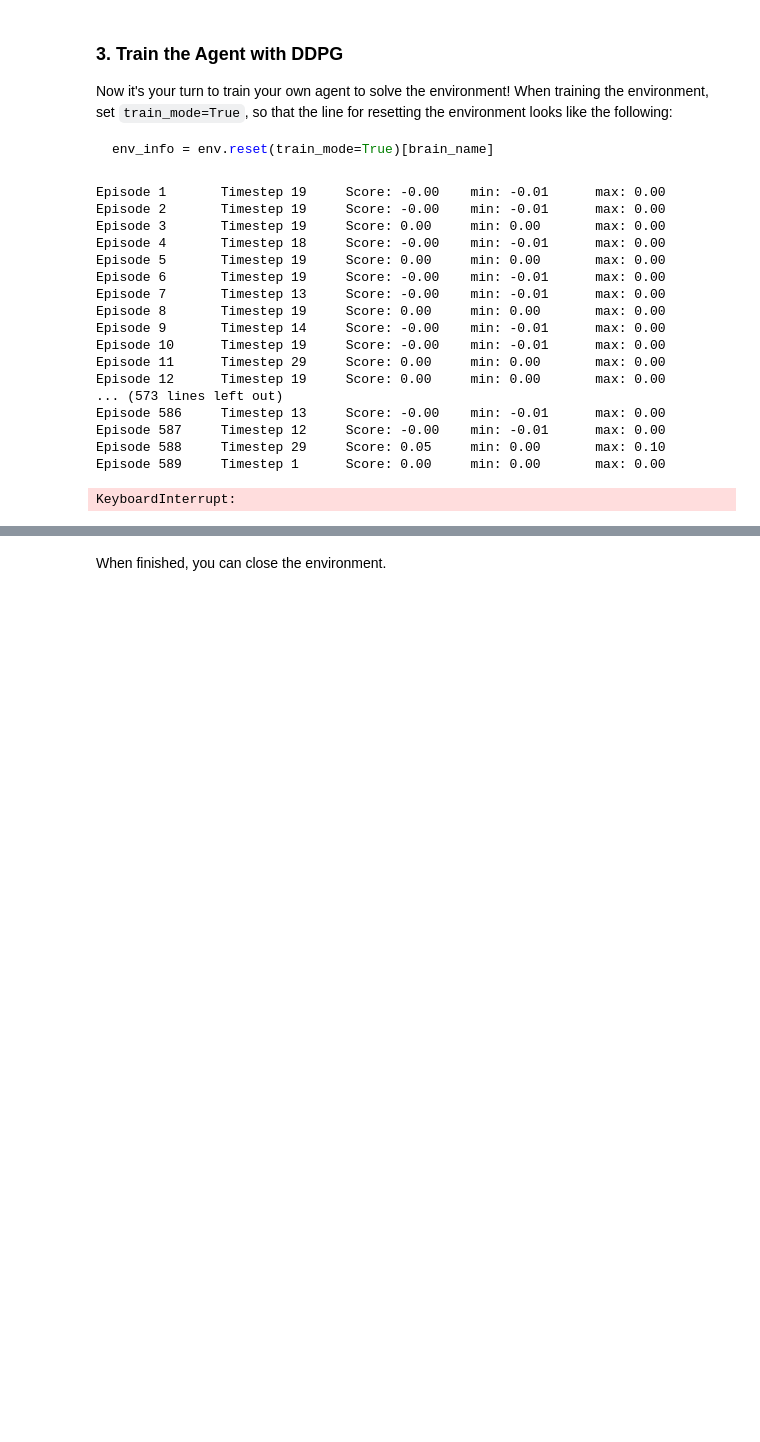
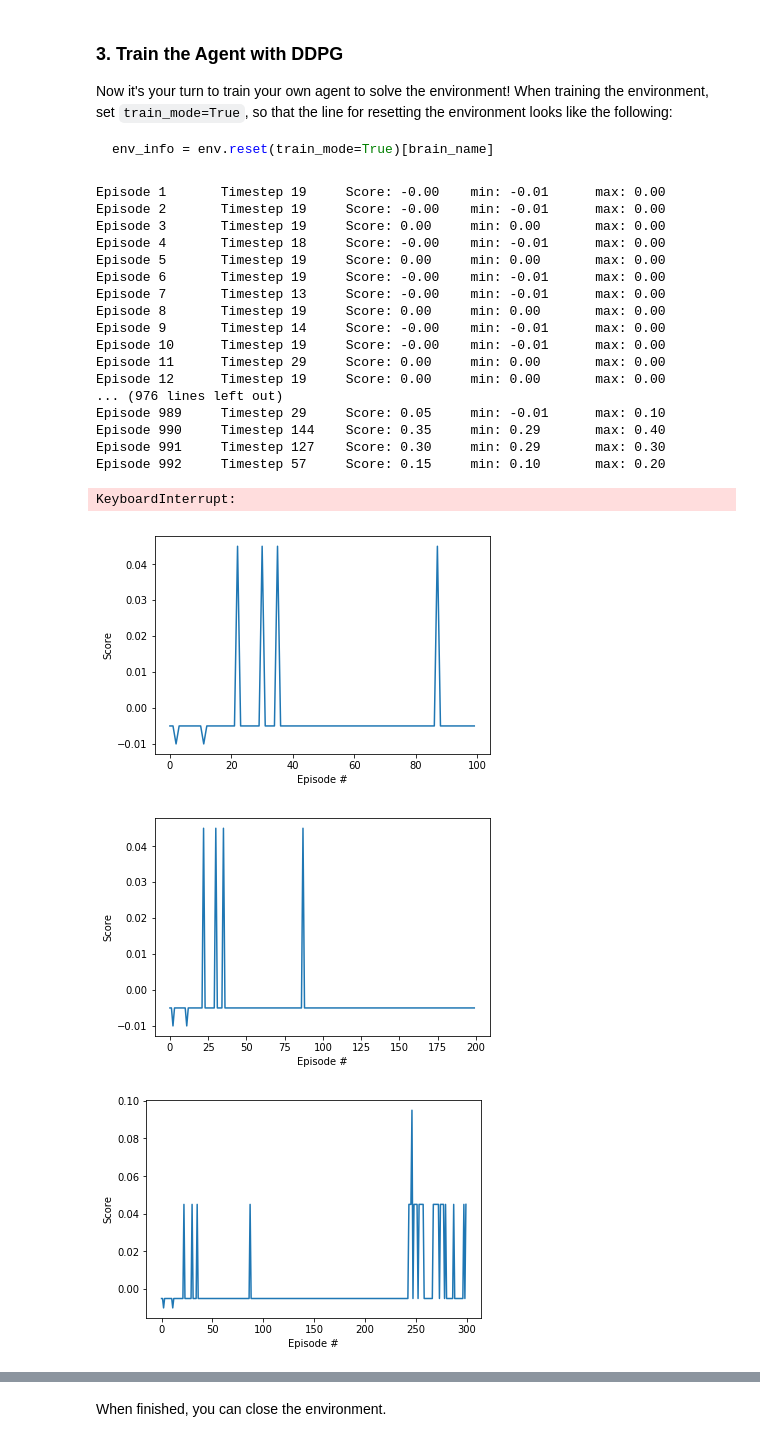
Before and after one commit to tomalbrecht/udacity_drlnd_p3, a Jupyter notebook: Tennis.ipynb, the cells around one changed output, grey strips where cells are left out. Saved outputs shown, nothing was run; the diff lists cells and outputs as text; code cells hidden in the pictures; blank space fills up the shorter version.

```diff
--- a/Tennis.ipynb
+++ b/Tennis.ipynb
@@ -138,13 +155,12 @@ def ddpg(n_episodes=2000, max_t=700):
                             action_size,
                             random_seed=0,
                             buffer_size=int(1e6),  # replay buffer size (default: int(1e6))
-                            batch_size=1024,       # minibatch size (default: 128)
+                            batch_size=512,       # minibatch size (default: 128)
                             gamma=0.98,            # discount factor (default: 0.99)
                             tau=1e-3,              # for soft update of target parameters (default: 1e-3)
                             lr_actor=1e-4,         # learning rate of the actor (default: 1e-3)
                             lr_critic=1e-5,        # learning rate of the critic (default: 1e-4)
-                            #weight_decay=0.       # L2 weight decay (default: 3e-4)
-                            weight_decay=1e-10,     # L2 weight decay (default: 3e-4)
+                            weight_decay=0.,     # L2 weight decay (default: 3e-4)
                             mu=0.,                 # mean reversion level (default: 0.)
                             #theta=0.0000015,        # mean reversion speed oder mean reversion rate (default: 0.15)
                             #sigma=0.0002,           # random factor influence (sigma: 0.2)
@@ -191,35 +207,38 @@ def ddpg(n_episodes=2000, max_t=700):
         print('\nEpisode {}\tAverage Score: {:.2f}\tScore: {:.2f}'.format(i_episode, np.mean(scores_window), score), end="")
 
         #save
         if i_episode % 100 == 0:
             plot_scores('training_plot.png', scores_episodes)
 
         if np.mean(scores_window) >= 0.5 and i_episode > 99:
             plot_scores('results_plot.png', scores_episodes)
             print('\nEnvironment solved in {:d} episodes!\tAverage Score: {:.2f}'.format(i_episode-100, np.mean(scores_window)))
             torch.save(Agent.actor_local.state_dict(), 'checkpoint_actor.pth')
             torch.save(Agent.critic_local.state_dict(), 'checkpoint_critic.pth')
             break
 
     return scores_episodes
 
 scores = ddpg(n_episodes=2000, max_t=1000)
 # %% [output]
 Episode 1       Timestep 19     Score: -0.00    min: -0.01      max: 0.00
 Episode 2       Timestep 19     Score: -0.00    min: -0.01      max: 0.00
 Episode 3       Timestep 19     Score: 0.00     min: 0.00       max: 0.00
 Episode 4       Timestep 18     Score: -0.00    min: -0.01      max: 0.00
 Episode 5       Timestep 19     Score: 0.00     min: 0.00       max: 0.00
 Episode 6       Timestep 19     Score: -0.00    min: -0.01      max: 0.00
 Episode 7       Timestep 13     Score: -0.00    min: -0.01      max: 0.00
 Episode 8       Timestep 19     Score: 0.00     min: 0.00       max: 0.00
 Episode 9       Timestep 14     Score: -0.00    min: -0.01      max: 0.00
 Episode 10      Timestep 19     Score: -0.00    min: -0.01      max: 0.00
 Episode 11      Timestep 29     Score: 0.00     min: 0.00       max: 0.00
 Episode 12      Timestep 19     Score: 0.00     min: 0.00       max: 0.00
-... (573 lines left out)
-Episode 586     Timestep 13     Score: -0.00    min: -0.01      max: 0.00
-Episode 587     Timestep 12     Score: -0.00    min: -0.01      max: 0.00
-Episode 588     Timestep 29     Score: 0.05     min: 0.00       max: 0.10
-Episode 589     Timestep 1      Score: 0.00     min: 0.00       max: 0.00
+... (976 lines left out)
+Episode 989     Timestep 29     Score: 0.05     min: -0.01      max: 0.10
+Episode 990     Timestep 144    Score: 0.35     min: 0.29       max: 0.40
+Episode 991     Timestep 127    Score: 0.30     min: 0.29       max: 0.30
+Episode 992     Timestep 57     Score: 0.15     min: 0.10       max: 0.20
 KeyboardInterrupt:
+[figure, added]
+[figure, added]
+[figure, added]
```
Also changed, not shown: parts of 2 cells of this notebook, 3 other files.
